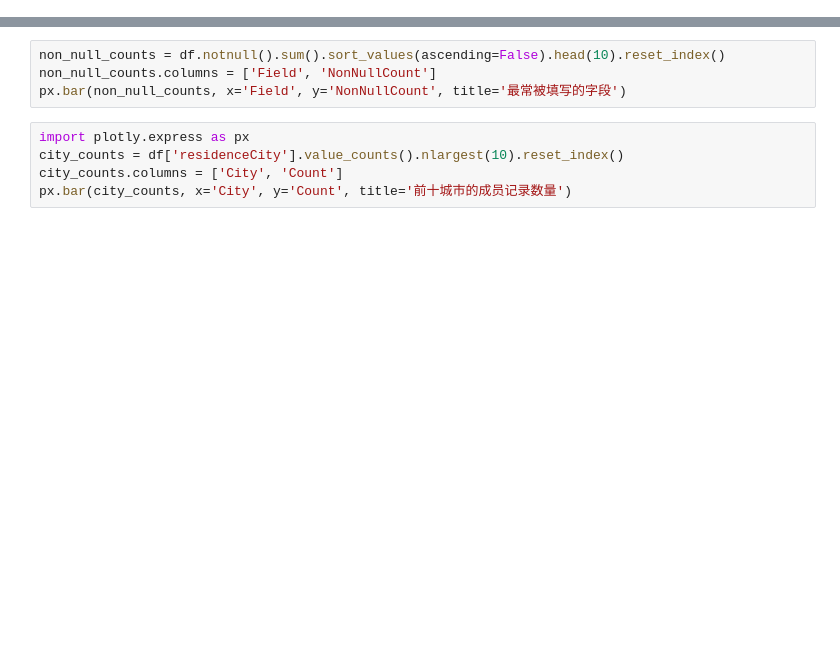
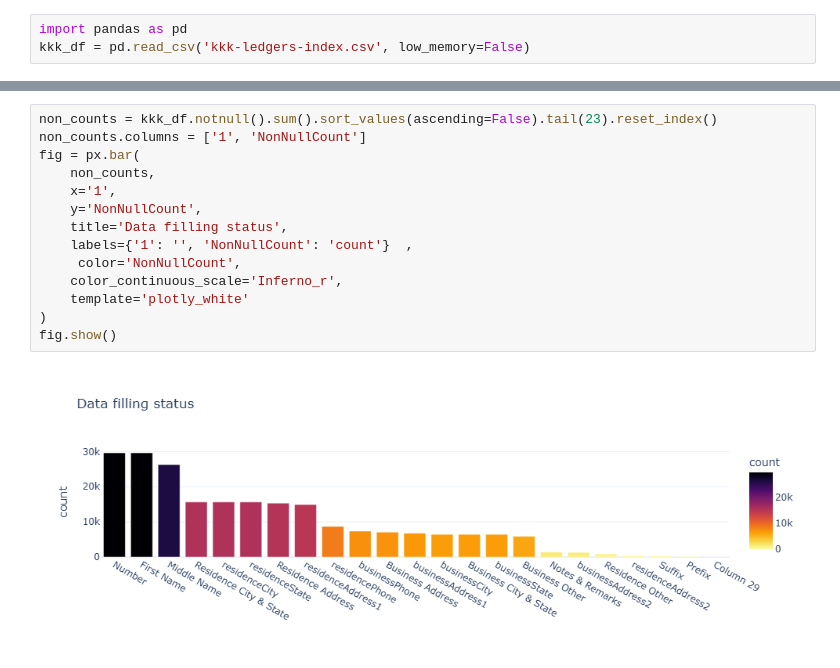
Before and after one commit to GHuangJiawen/huang-sp25-data-materials, a Jupyter notebook: assignment-2/data-biography.ipynb, the cells around one changed output, grey strips where cells are left out. Saved outputs shown, nothing was run; the diff lists cells and outputs as text; blank space fills up the shorter version.

```diff
--- a/assignment-2/data-biography.ipynb
+++ b/assignment-2/data-biography.ipynb
@@ -0,0 +33,3 @@
+# %%
+import pandas as pd
+kkk_df = pd.read_csv('kkk-ledgers-index.csv', low_memory=False)
@@ -1,9 +82,16 @@
 # %%
-non_null_counts = df.notnull().sum().sort_values(ascending=False).head(10).reset_index()
-non_null_counts.columns = ['Field', 'NonNullCount']
-px.bar(non_null_counts, x='Field', y='NonNullCount', title='最常被填写的字段')
+non_counts = kkk_df.notnull().sum().sort_values(ascending=False).tail(23).reset_index()
+non_counts.columns = ['1', 'NonNullCount']
+fig = px.bar(
+    non_counts,
+    x='1',
+    y='NonNullCount',
+    title='Data filling status',
+    labels={'1': '', 'NonNullCount': 'count'}  ,
+     color='NonNullCount',
+    color_continuous_scale='Inferno_r',
+    template='plotly_white'
+)
+fig.show()
+# %% [output]
+[figure, added]
-# %%
-import plotly.express as px
-city_counts = df['residenceCity'].value_counts().nlargest(10).reset_index()
-city_counts.columns = ['City', 'Count']
-px.bar(city_counts, x='City', y='Count', title='前十城市的成员记录数量')
```
Also changed, not shown: parts of 35 cells of this notebook.
